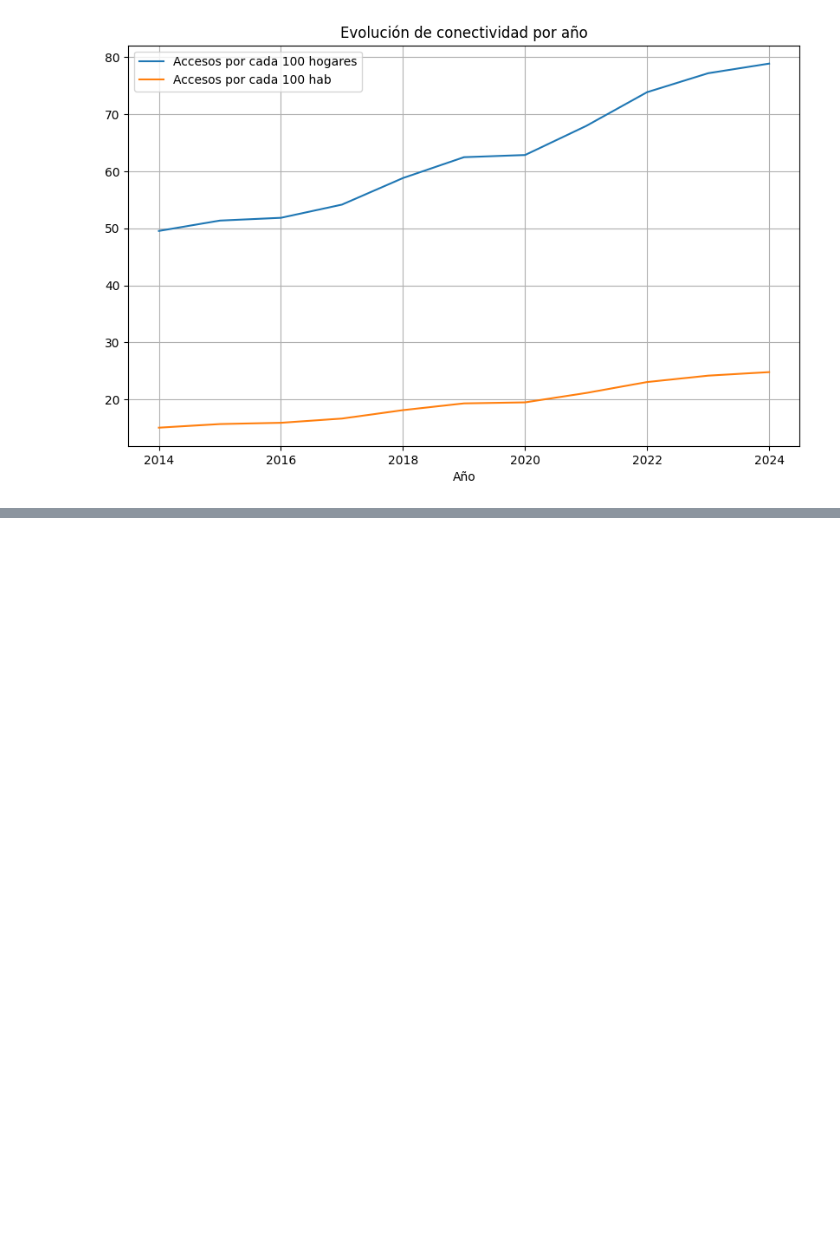
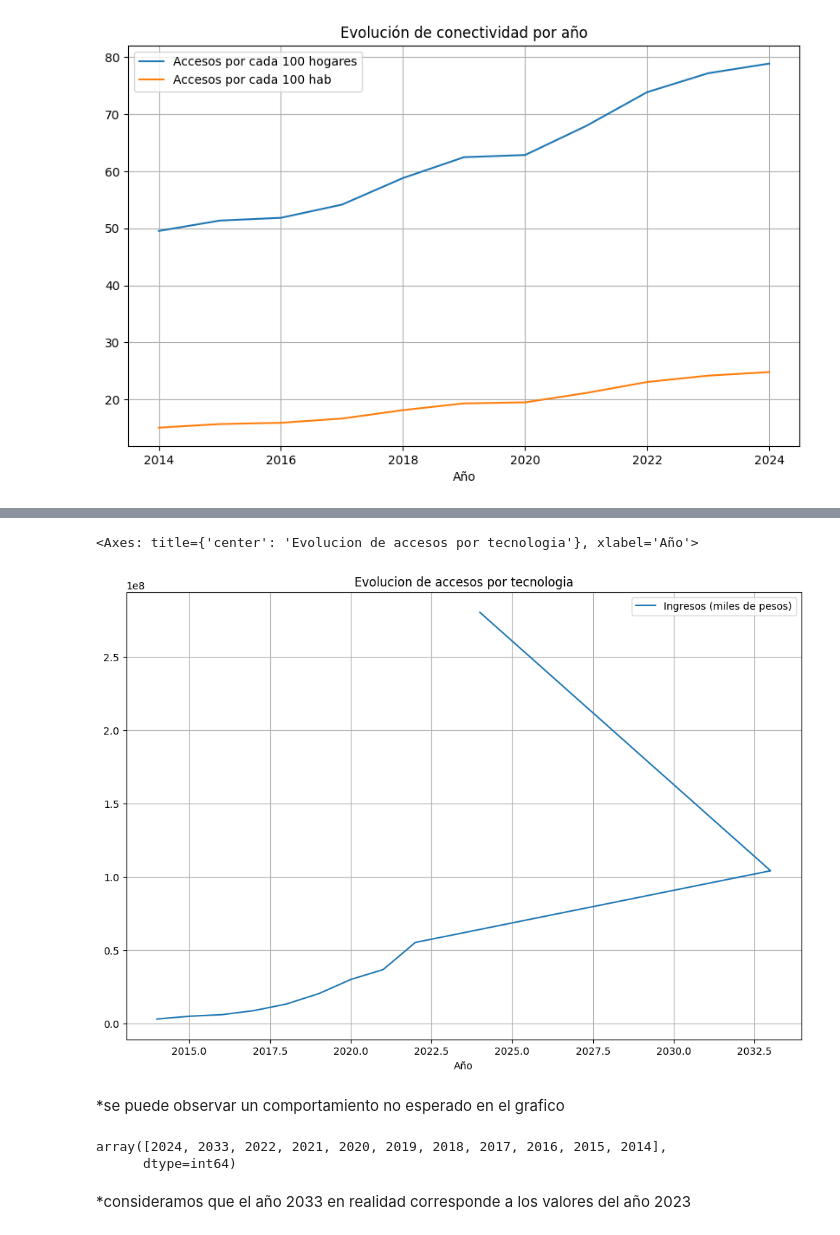
Before and after one commit to FerchoHenry/fmgc-pida, a Jupyter notebook: notebooks/EDA.ipynb, the cells around one changed output, grey strips where cells are left out. Drawn from its saved outputs; the diff is of its cells as text; code cells hidden in the pictures; blank space fills up the shorter version.

```diff
--- a/notebooks/EDA.ipynb
+++ b/notebooks/EDA.ipynb
@@ -430,0 +612,5 @@ df_Penetracion_totales.plot(x='Año', figsize=(10,6), grid=True, title = 'Evoluc
+# %%
+#Solo se cuenta con la info del primer trimestre del 2024,
+# por lo que para ver una evolucion nos quedamos solo con la info del 1er Trimestre de cada año
+df_Ingresos_ = df_Ingresos_[df_Ingresos_['Trimestre']== 1]
+df_Ingresos_
@@ -430,0 +630,3 @@ df_Penetracion_totales.plot(x='Año', figsize=(10,6), grid=True, title = 'Evoluc
+# %%
+df_Ingresos_ =df_Ingresos_.drop(['Trimestre','Periodo'], axis=1)
+df_Ingresos_
@@ -430,0 +646,19 @@ df_Penetracion_totales.plot(x='Año', figsize=(10,6), grid=True, title = 'Evoluc
+# %%
+df_Ingresos_.plot(x='Año',
+                  grid=True,
+                  figsize=(12,8),
+                  title="Ingresos Miles de pesos"
+                  )
+# %% [output]
+<Axes: title={'center': 'Evolucion de accesos por tecnologia'}, xlabel='Año'>
+[figure, added]
+# %% [markdown]
+*se puede observar un comportamiento no esperado en el grafico
+# %%
+#observamos el detalle de la columna años
+df_Ingresos_['Año'].unique()
+# %% [output]
+array([2024, 2033, 2022, 2021, 2020, 2019, 2018, 2017, 2016, 2015, 2014],
+      dtype=int64)
+# %% [markdown]
+*consideramos que el año 2033 en realidad corresponde a los valores del año 2023
```
Also changed, not shown: parts of 31 cells of this notebook.
